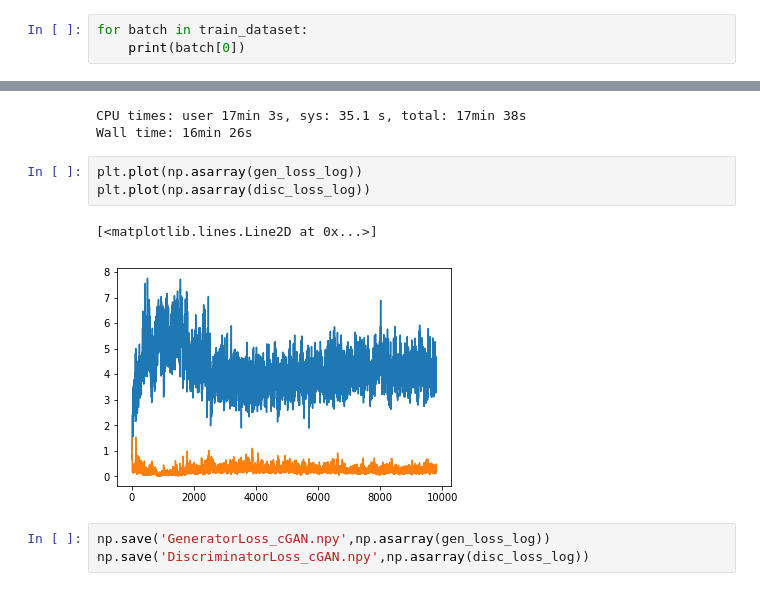
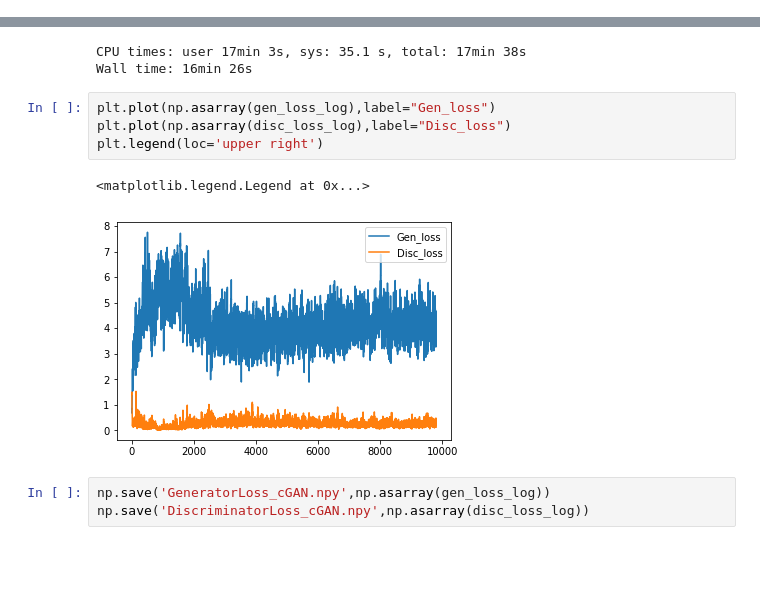
Before and after one commit to DanielJCase/Ising-Deep-Learning, a Jupyter notebook: Ising-cDCGAN/Ising_cGAN.ipynb, the cells around one changed output, grey strips where cells are left out. Saved outputs shown, nothing was run; the diff lists cells and outputs as text; blank space fills up the shorter version.

```diff
--- a/Ising-cDCGAN/Ising_cGAN.ipynb
+++ b/Ising-cDCGAN/Ising_cGAN.ipynb
@@ -80,6 +68,3 @@ BATCH_SIZE = 64
 Create a tensorflow dataset object that acts as a pipeline for feeding data to the model.
 # %%
 train_dataset = tf.data.Dataset.from_tensor_slices((tr_img_data_float,train_labels_emb)).shuffle(BUFFER_SIZE).batch(BATCH_SIZE)
-# %%
-for batch in train_dataset:
-    print(batch[0])
@@ -289,11 +256,12 @@ train(train_dataset, EPOCHS,gen_loss_log,disc_loss_log)
 CPU times: user 17min 3s, sys: 35.1 s, total: 17min 38s
 Wall time: 16min 26s
 # %%
-plt.plot(np.asarray(gen_loss_log))
-plt.plot(np.asarray(disc_loss_log))
+plt.plot(np.asarray(gen_loss_log),label="Gen_loss")
+plt.plot(np.asarray(disc_loss_log),label="Disc_loss")
+plt.legend(loc='upper right')
 # %% [output]
-[<matplotlib.lines.Line2D at 0x...>]
+<matplotlib.legend.Legend at 0x...>
-[figure, old version]
+[figure, new version]
 # %%
 np.save('GeneratorLoss_cGAN.npy',np.asarray(gen_loss_log))
 np.save('DiscriminatorLoss_cGAN.npy',np.asarray(disc_loss_log))
```
Also changed, not shown: parts of 4 cells of this notebook.
